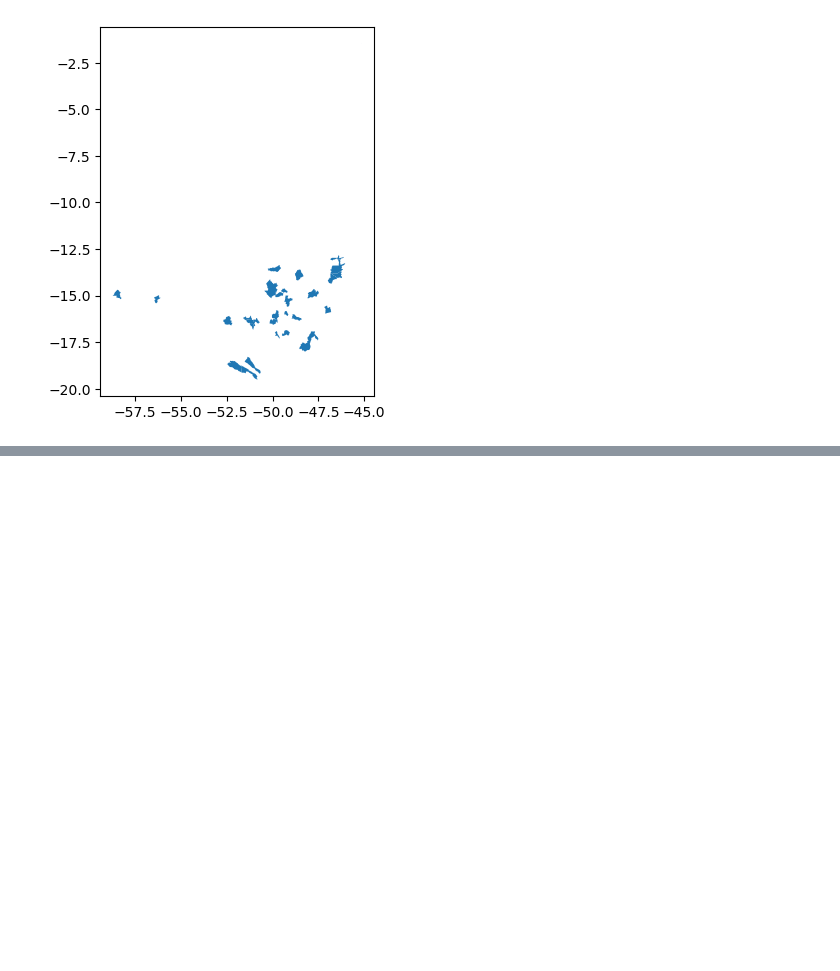
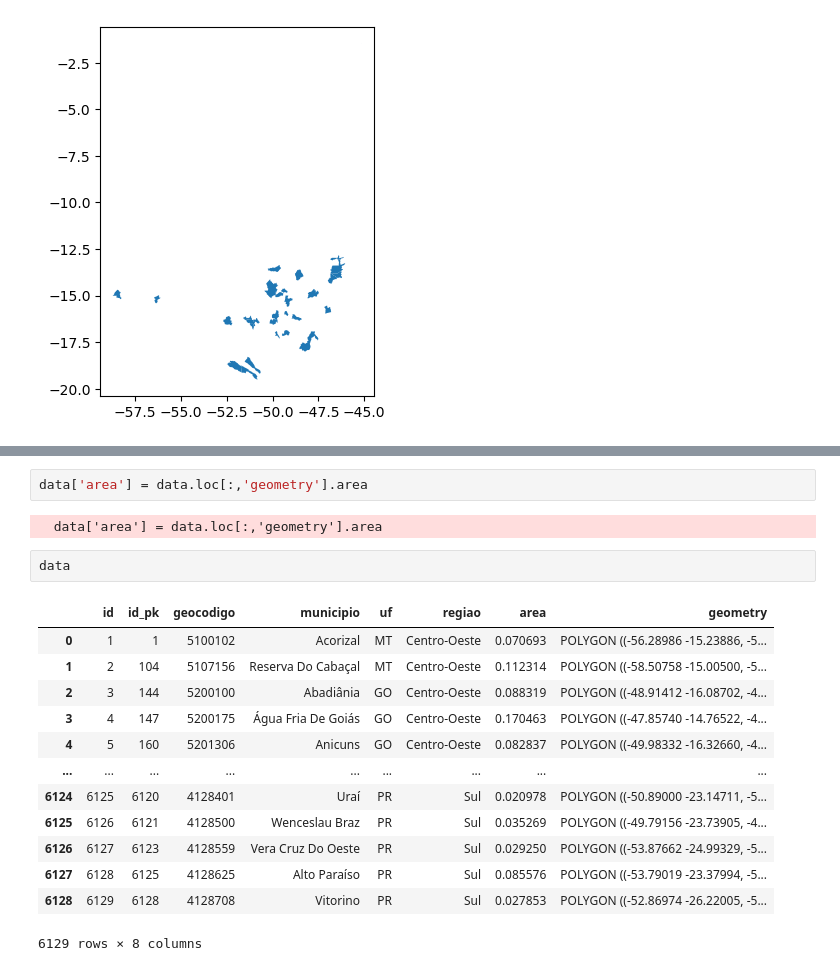
Before and after one commit to wedja/Python-Gis, a Jupyter notebook: geopandas.ipynb, the cells around one changed output, grey strips where cells are left out. Drawn from its saved outputs; the diff is of its cells as text; blank space fills up the shorter version.

```diff
--- a/geopandas.ipynb
+++ b/geopandas.ipynb
@@ -101,0 +131,20 @@ data_filter.plot();
+# %%
+data['area'] = data.loc[:,'geometry'].area
+# %% [output]
+  data['area'] = data.loc[:,'geometry'].area
+# %%
+data
+# %% [output]
+|  | id | id_pk | geocodigo | municipio | uf | regiao | area | geometry |
+| 0 | 1 | 1 | 5100102 | Acorizal | MT | Centro-Oeste | 0.070693 | POLYGON ((-56.28986 -15.23886, -5... |
+| 1 | 2 | 104 | 5107156 | Reserva Do Cabaçal | MT | Centro-Oeste | 0.112314 | POLYGON ((-58.50758 -15.00500, -5... |
+| 2 | 3 | 144 | 5200100 | Abadiânia | GO | Centro-Oeste | 0.088319 | POLYGON ((-48.91412 -16.08702, -4... |
+| 3 | 4 | 147 | 5200175 | Água Fria De Goiás | GO | Centro-Oeste | 0.170463 | POLYGON ((-47.85740 -14.76522, -4... |
+| 4 | 5 | 160 | 5201306 | Anicuns | GO | Centro-Oeste | 0.082837 | POLYGON ((-49.98332 -16.32660, -4... |
+| ... | ... | ... | ... | ... | ... | ... | ... | ... |
+| 6124 | 6125 | 6120 | 4128401 | Uraí | PR | Sul | 0.020978 | POLYGON ((-50.89000 -23.14711, -5... |
+| 6125 | 6126 | 6121 | 4128500 | Wenceslau Braz | PR | Sul | 0.035269 | POLYGON ((-49.79156 -23.73905, -4... |
+| 6126 | 6127 | 6123 | 4128559 | Vera Cruz Do Oeste | PR | Sul | 0.029250 | POLYGON ((-53.87662 -24.99329, -5... |
+| 6127 | 6128 | 6125 | 4128625 | Alto Paraíso | PR | Sul | 0.085576 | POLYGON ((-53.79019 -23.37994, -5... |
+| 6128 | 6129 | 6128 | 4128708 | Vitorino | PR | Sul | 0.027853 | POLYGON ((-52.86974 -26.22005, -5... |
+6129 rows × 8 columns
```
Also changed, not shown: parts of 10 cells of this notebook, 5 other files.
